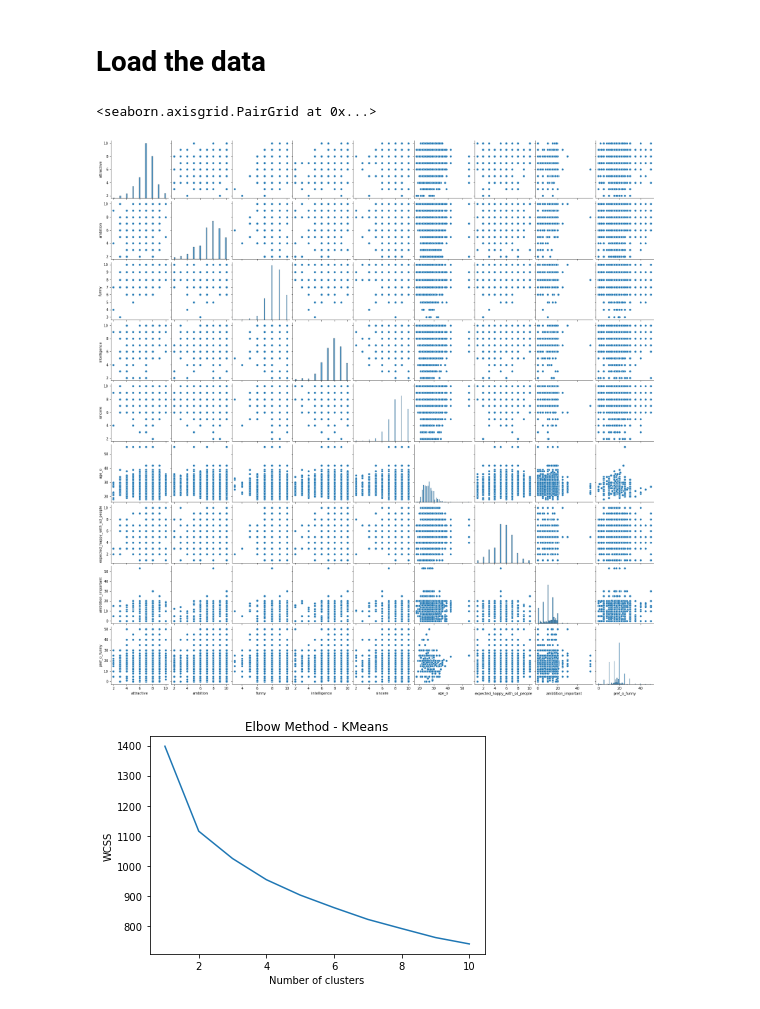
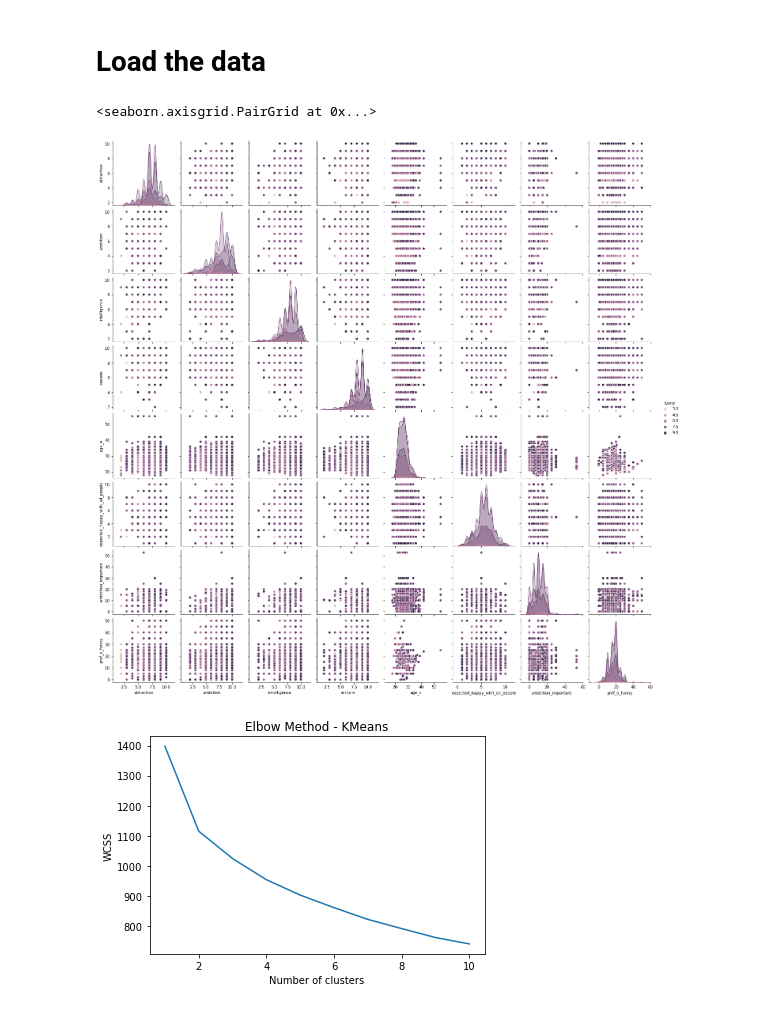
Before and after one commit to ManuelFelipeA/Clustering, a Jupyter notebook: speeddating_cluster.ipynb, the cells around one changed output. Saved outputs shown, nothing was run; the diff lists cells and outputs as text; code cells hidden in the pictures.

Commit message:
Cambios con funny pair plot

```diff
--- a/speeddating_cluster.ipynb
+++ b/speeddating_cluster.ipynb
@@ -16,15 +16,15 @@ X = data[['attractive','ambition', 'funny', 'intelligence', 'sincere', 'age_o',
 # %%
 import seaborn as sns
 import pandas as pd
 
 # create a dataframe from the extracted features
 df = pd.DataFrame(X, columns=['attractive','ambition', 'funny', 'intelligence', 'sincere', 'age_o', 'expected_happy_with_sd_people','ambtition_important', 'pref_o_funny'])
 
 # create the pair plot
-sns.pairplot(df)
+sns.pairplot(df,hue='funny')
 # %% [output]
 <seaborn.axisgrid.PairGrid at 0x...>
-[figure, old version]
+[figure, new version]
 # %%
 # Normalize the features
 scaler = MinMaxScaler()
```
